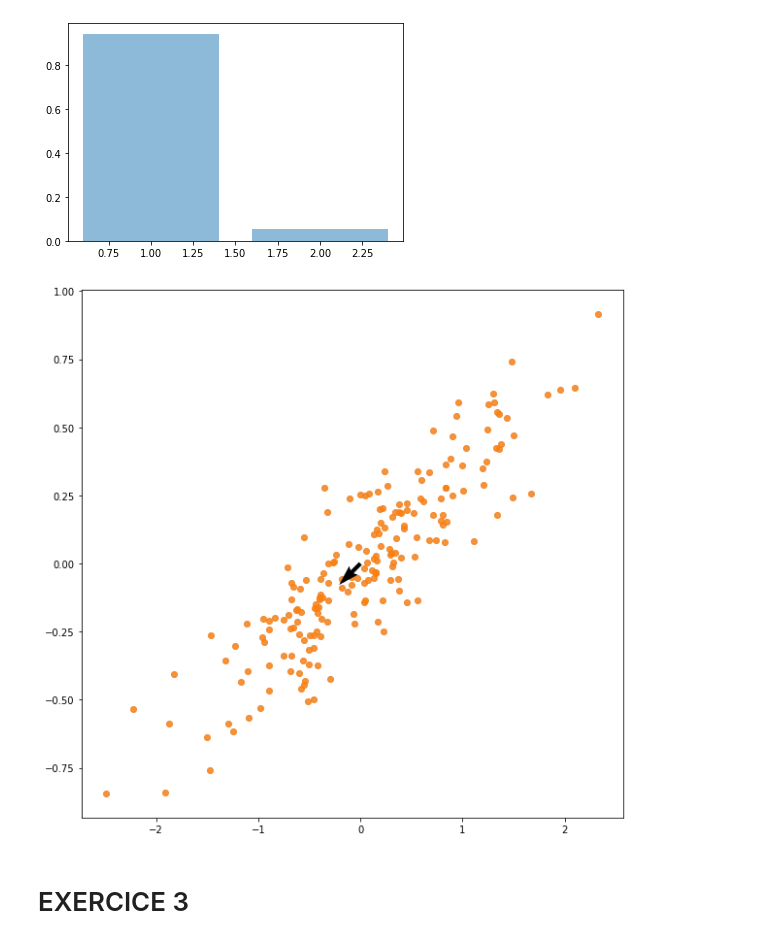
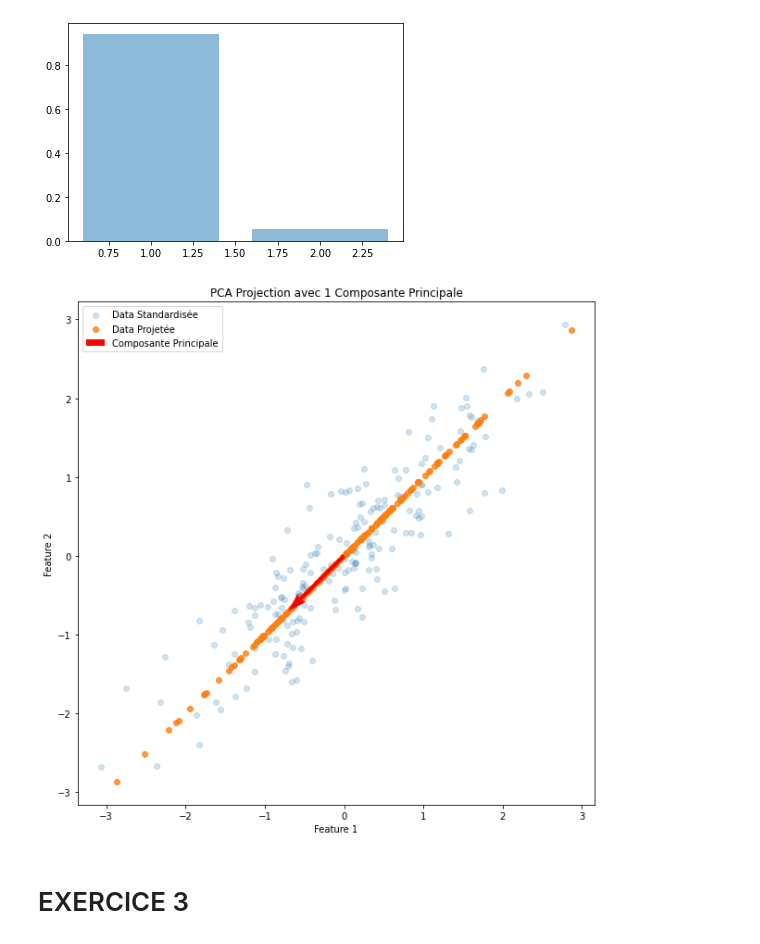
Before and after one commit to Mascode-Dev/DATA-A3, a Jupyter notebook: TD3-4.ipynb, the cells around one changed output. Drawn from its saved outputs; the diff is of its cells as text; code cells hidden in the pictures.

```diff
--- a/TD3-4.ipynb
+++ b/TD3-4.ipynb
@@ -128,12 +157,23 @@ Les variances expliquées cumulées sont [1.89888438 2.01005025]
 [figure]
 # %%
 #. Visualiser sur un même graphique le nuage standardisé et le nouveau nuage projeté avec l’axe de composante principale
+# Appliquez le PCA avec une composante principale
+pca = PCA(n_components=1)
+data_std = scaler.fit_transform(data)
+principal_component = pca.fit_transform(data_std)
+data_projected = pca.inverse_transform(principal_component)
+
+# Visualisez les résultats
 plt.figure(figsize=(10, 10))
-plt.scatter(data[:, 0], data[:, 1], alpha=0.2)
-plt.scatter(pca.inverse_transform(pca.transform(data))[:, 0], pca.inverse_transform(pca.transform(data))[:, 1], alpha=0.8)
-plt.quiver(pca.mean_[0], pca.mean_[1], pca.components_[0, 0], pca.components_[0, 1])
+plt.scatter(data_std[:, 0], data_std[:, 1], alpha=0.2, label='Data Standardisée')
+plt.scatter(data_projected[:, 0], data_projected[:, 1], alpha=0.8, label='Data Projetée')
+plt.quiver(pca.mean_[0], pca.mean_[1], pca.components_[0, 0], pca.components_[0, 1], angles='xy', scale_units='xy', scale=1, color='r', label='Composante Principale')
+plt.legend()
+plt.xlabel('Feature 1')
+plt.ylabel('Feature 2')
+plt.title('PCA Projection avec 1 Composante Principale')
 plt.show()
 # %% [output]
-[figure, old version]
+[figure, new version]
 # %% [markdown]
 # EXERCICE 3
```
Also changed, not shown: parts of 33 cells of this notebook, 1 other file.
